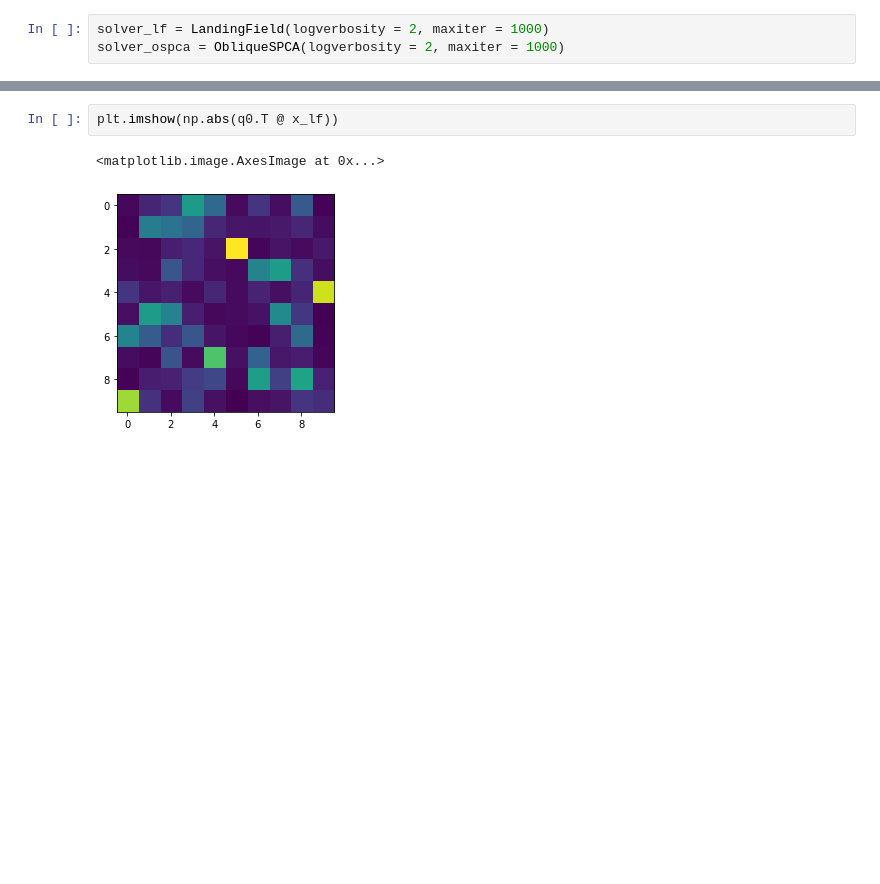
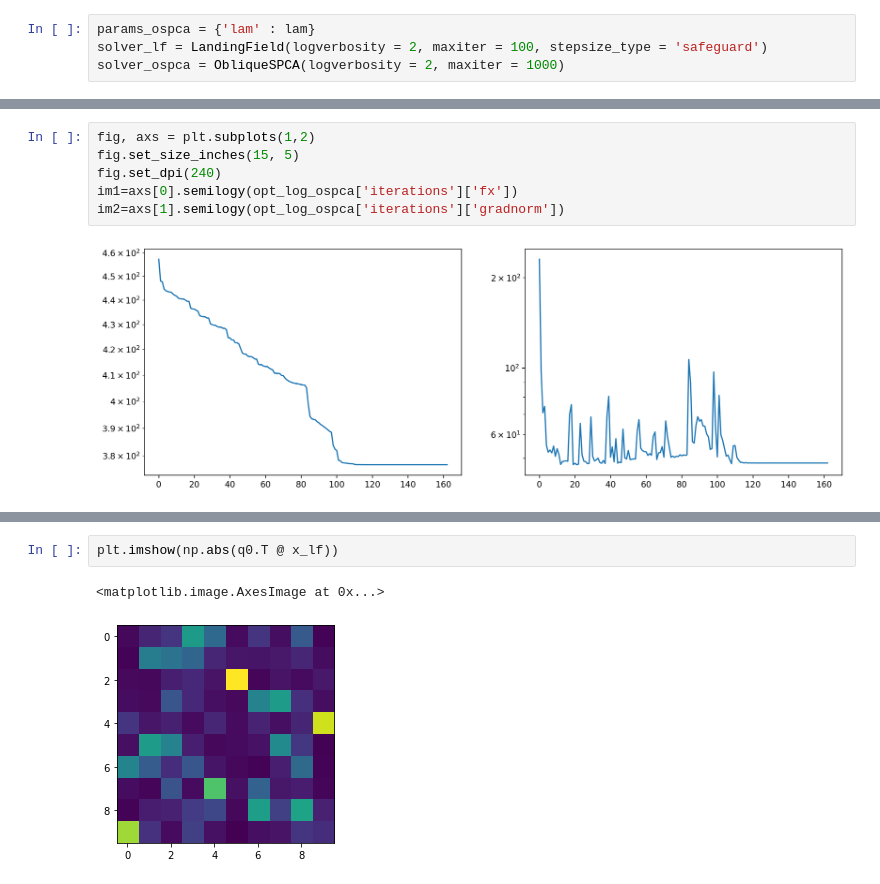
Before and after one commit to simonvary/pynopt, a Jupyter notebook: test_manifold.ipynb, the cells around one changed output, grey strips where cells are left out. Drawn from its saved outputs; the diff is of its cells as text; blank space fills up the shorter version.

```diff
--- a/test_manifold.ipynb
+++ b/test_manifold.ipynb
@@ -55,5 +52,6 @@ _, x0 = HTso.project_quasi(subspaces[1])
 manifold = Stiefel(n, r)
 x0 = manifold.rand()
 # %%
-solver_lf = LandingField(logverbosity = 2, maxiter = 1000)
+params_ospca = {'lam' : lam}
+solver_lf = LandingField(logverbosity = 2, maxiter = 100, stepsize_type = 'safeguard')
 solver_ospca = ObliqueSPCA(logverbosity = 2, maxiter = 1000)
@@ -60,3 +80,11 @@ solver_ospca = ObliqueSPCA(logverbosity = 2, maxiter = 1000)
+# %%
+fig, axs = plt.subplots(1,2)
+fig.set_size_inches(15, 5)
+fig.set_dpi(240)
+im1=axs[0].semilogy(opt_log_ospca['iterations']['fx'])
+im2=axs[1].semilogy(opt_log_ospca['iterations']['gradnorm'])
+# %% [output]
+[figure, added]
 # %%
 subspace, x_lf, opt_log_lf = solver_lf.solve(problem=problem, lam=1, x=x0)
 # %% [output]
```
Also changed, not shown: parts of 10 cells of this notebook, 7 other files.
